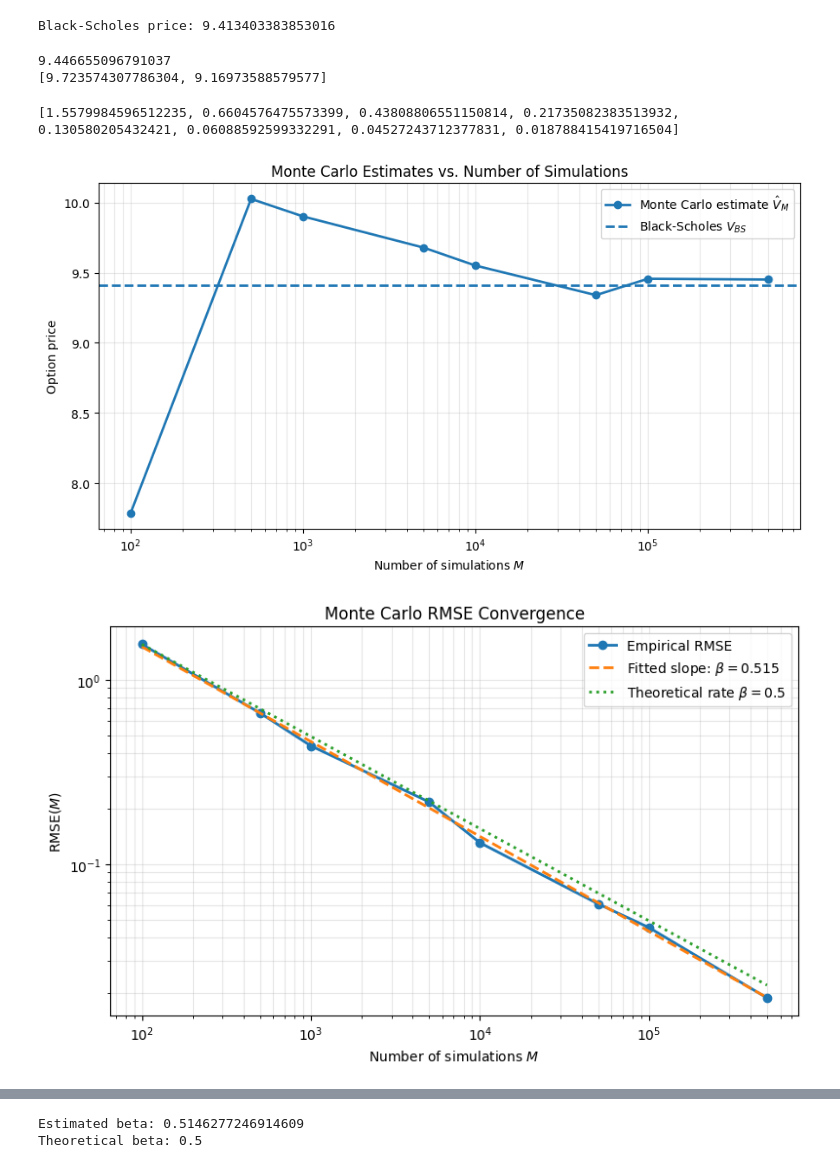
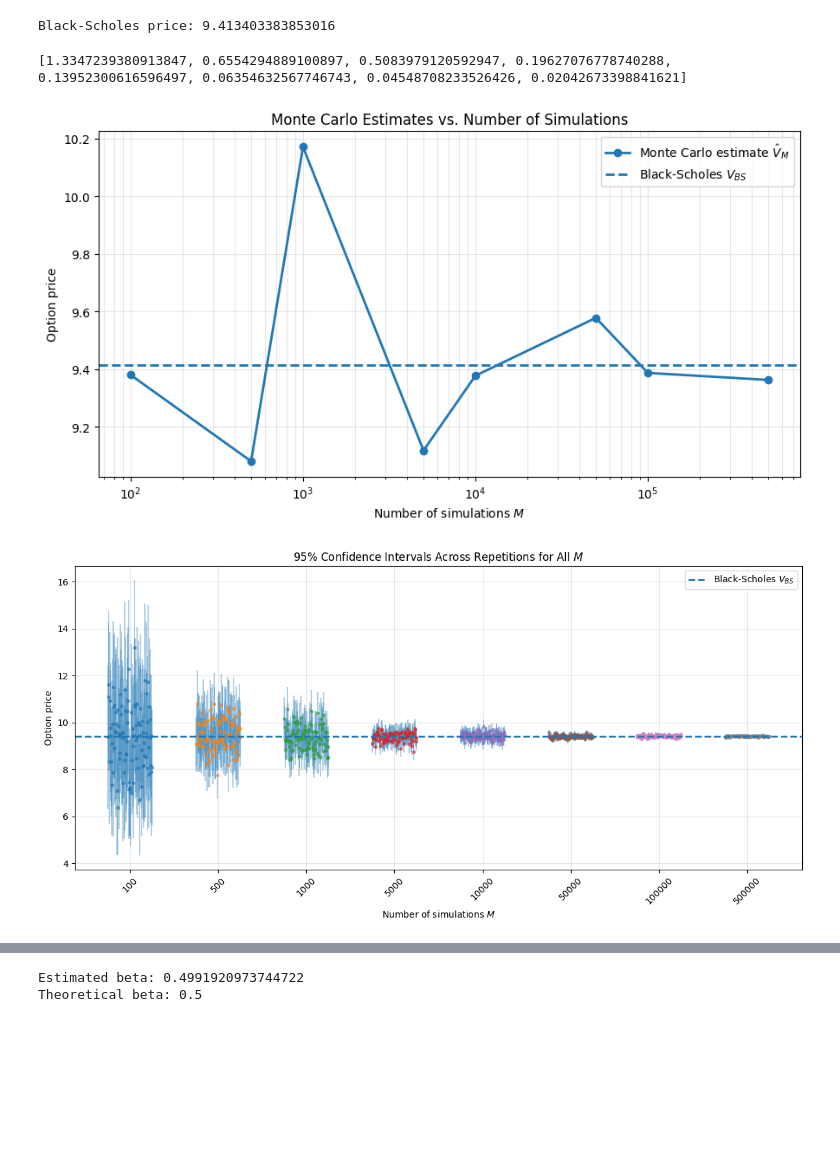
Before and after one commit to tom-fritzdorf/Financial-derivatives, a Jupyter notebook: tom.ipynb, the cells around one changed output, grey strips where cells are left out. Saved outputs shown, nothing was run; the diff lists cells and outputs as text; code cells hidden in the pictures; blank space fills up the shorter version.

Commit message:
final plots

```diff
--- a/tom.ipynb
+++ b/tom.ipynb
@@ -36,14 +36,6 @@ def monte_carlo(M):
     confid_L = price_est - 1.96*sample_sd_error
     confid = [float(confid_U), float(confid_L)]
     return price_est, confid
-
-
-price, confid = monte_carlo(10000)
-print(price)
-print(confid)
-# %% [output]
-9.446655096791037
-[9.723574307786304, 9.16973588579577]
 # %%
 #convergence study
 M_list = [10**2, 5*10**2, 10**3, 5*10**3, 10**4, 5*10**4, 10**5,5*10**5]
@@ -51,8 +43,8 @@ R = 100
 RMSE_list = []
 Vm_one = []
 
-all_CI_low = []
-all_CI_high = []
+all_CI_l= []
+all_CI_u = []
 all_Vm = []
 
 coverage_list = []
@@ -60,22 +52,35 @@ coverage_list = []
 for M in M_list:
 
     Vm_list = np.array([])
+    CI_l_list = np.array([])
+    CI_u_list = np.array([])
 
     for x in range(R):
 
         Vm, con = monte_carlo(M)
         Vm_list= np.append(Vm_list, Vm)
 
+        CI_u_list = np.append(CI_u_list, con[0])
+        CI_l_list = np.append(CI_l_list, con[1])
+
 
     Vm_one.append(Vm_list[0])
 
     RMSE = np.sqrt(np.mean((Vm_list-V_BS)**2))
     RMSE_list.append(float(RMSE))
+
+
     all_Vm.append(Vm_list)
+    all_CI_l.append(CI_l_list)
+    all_CI_u.append(CI_u_list)
 
-print(RMSE_list)
+    #if interval set True
+    covered = (CI_l_list <= V_BS) & (V_BS <= CI_u_list)
+    coverage = np.mean(covered) #percentage for M. over all R
+
+    coverage_list.append(coverage)
 # %% [output]
-[1.5579984596512235, 0.6604576475573399, 0.43808806551150814, 0.21735082383513932, 0.130580205432421, 0.06088592599332291, 0.04527243712377831, 0.018788415419716504]
+[1.3347239380913847, 0.6554294889100897, 0.5083979120592947, 0.19627076778740288, 0.13952300616596497, 0.06354632567746743, 0.04548708233526426, 0.02042673398841621]
 # %%
 #plots
 plt.figure(figsize=(9, 5))
@@ -111,28 +116,54 @@ plt.tight_layout()
 plt.show()
 
 
+#plots for coverage and confidence interval
+plt.figure(figsize=(12, 6))
 
+for i, M in enumerate(M_list):
+    Vm_vals = all_Vm[i]
+    CI_l_vals = all_CI_l[i]
+    CI_u_vals = all_CI_u[i]
+
+    R = len(Vm_vals)
+
+    # spread repetitions slightly around each M-position
+    x_positions = np.linspace(i - 0.25, i + 0.25, R)
+
+    # vertical confidence intervals
+    plt.vlines(x_positions, CI_l_vals, CI_u_vals, alpha=0.35)
+
+    # point estimates
+    plt.plot(x_positions, Vm_vals, 'o', markersize=3, alpha=0.6)
+
+plt.axhline(V_BS, linestyle='--', linewidth=2, label=r'Black-Scholes $V_{BS}$')
+
+plt.xticks(range(len(M_list)), [str(M) for M in M_list], rotation=45)
+plt.xlabel("Number of simulations $M$")
+plt.ylabel("Option price")
+plt.title("95% Confidence Intervals Across Repetitions for All $M$")
+plt.grid(True, alpha=0.3)
+plt.legend()
+plt.tight_layout()
+plt.show()
 
 #plot for rmse against M
-# Convert to numpy arrays
+
 M_array = np.array(M_list)
 RMSE_array = np.array(RMSE_list)
 
-# Log-transform
+
 log_M = np.log(M_array)
 log_RMSE = np.log(RMSE_array)
 
-# Fit: log(RMSE) = a + slope * log(M)
+
 slope, a = np.polyfit(log_M, log_RMSE, 1)
 
-# Since slope = -beta
+
 beta_est = -slope
 
-# Fitted RMSE values
+
 RMSE_fit = np.exp(a) * M_array**(-beta_est)
 
-# Theoretical M^(-1/2) reference line
-# Scaled to pass through the first RMSE point
 theoretical_line = RMSE_array[0] * (M_array / M_array[0])**(-0.5)
 
 # Plot
@@ -149,32 +180,32 @@ plt.loglog(
 
 plt.loglog(
     M_array,
     RMSE_fit,
     linestyle="--",
     linewidth=2,
     label=fr"Fitted slope: $\beta={beta_est:.3f}$"
 )
 
 plt.loglog(
     M_array,
     theoretical_line,
     linestyle=":",
     linewidth=2,
     label=r"Theoretical rate $\beta=0.5$"
 )
 
 plt.xlabel("Number of simulations $M$")
 plt.ylabel("RMSE$(M)$")
 plt.title("Monte Carlo RMSE Convergence")
 
 plt.grid(True, which="both", alpha=0.3)
 plt.legend()
 plt.tight_layout()
 
 plt.show()
 
 print("Estimated beta:", beta_est)
 print("Theoretical beta:", 0.5)
 # %% [output]
-[figure, old version]
+[figure, new version]
-[figure, old version]
+[figure, new version]
@@ -181,2 +213,2 @@ print("Theoretical beta:", 0.5)
-Estimated beta: 0.5146277246914609
+Estimated beta: 0.4991920973744722
 Theoretical beta: 0.5
```
Also changed, not shown: parts of 1 cell of this notebook.
